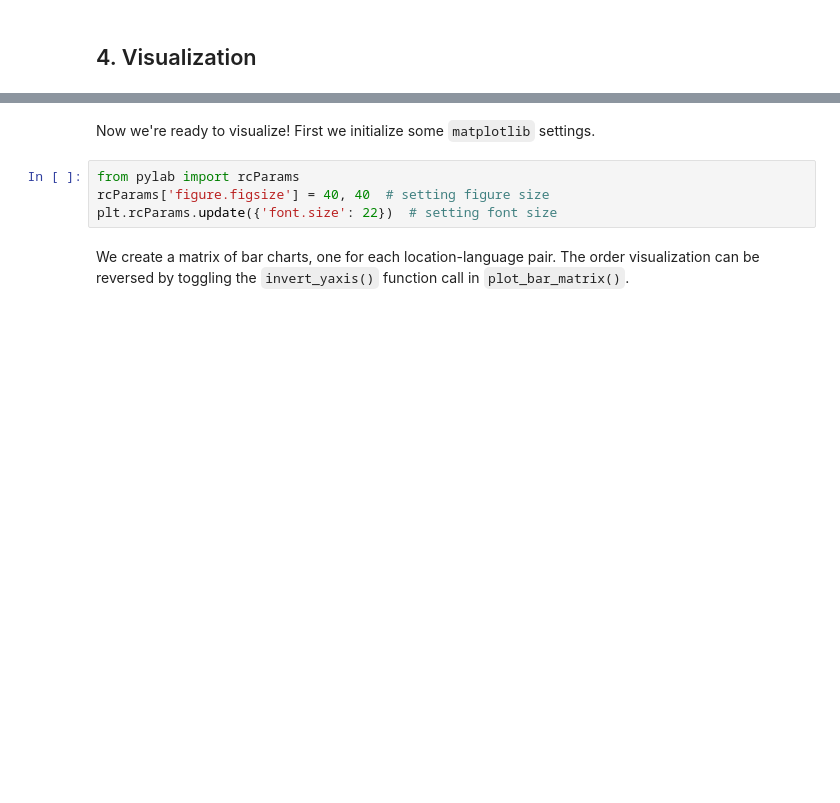
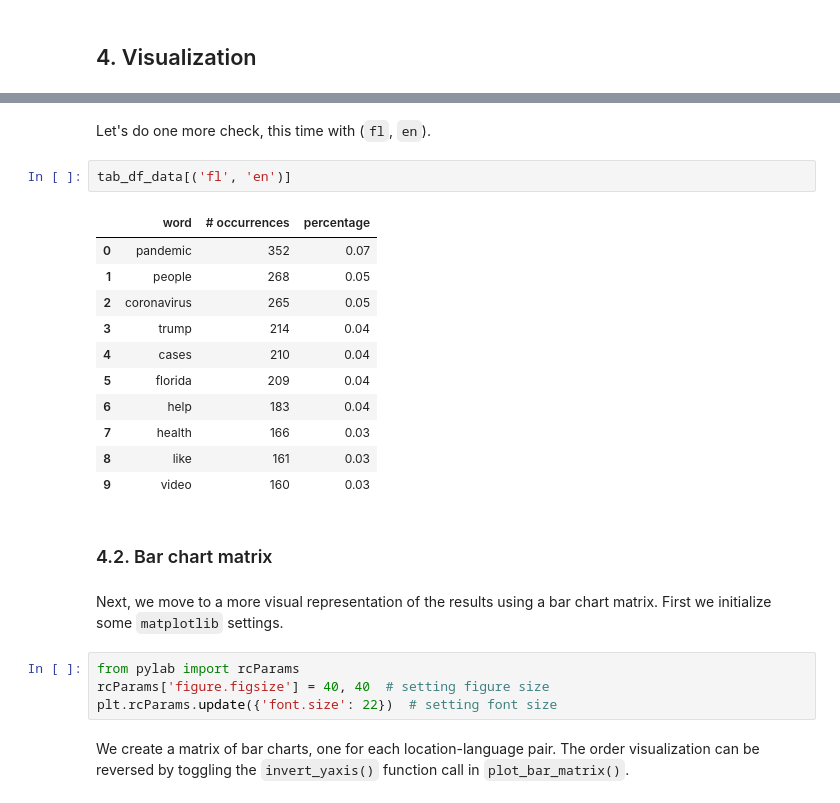
Before and after one commit to dh-miami/narratives_covid19, a Jupyter notebook: scripts/freq_analysis/top_ngrams.ipynb, the cells around one changed output, grey strips where cells are left out. Drawn from its saved outputs; the diff is of its cells as text; blank space fills up the shorter version.

```diff
--- a/scripts/freq_analysis/top_ngrams.ipynb
+++ b/scripts/freq_analysis/top_ngrams.ipynb
@@ -166,5 +223,23 @@ pprint(counts)
+# %% [markdown]
+Let's do one more check, this time with (`fl`, `en`).
+# %%
+tab_df_data[('fl', 'en')]
+# %% [output]
+|  | word | # occurrences | percentage |
+| 0 | pandemic | 352 | 0.07 |
+| 1 | people | 268 | 0.05 |
+| 2 | coronavirus | 265 | 0.05 |
+| 3 | trump | 214 | 0.04 |
+| 4 | cases | 210 | 0.04 |
+| 5 | florida | 209 | 0.04 |
+| 6 | help | 183 | 0.04 |
+| 7 | health | 166 | 0.03 |
+| 8 | like | 161 | 0.03 |
+| 9 | video | 160 | 0.03 |
+# %% [markdown]
+### 4.2. Bar chart matrix
 # %% [markdown]
-Now we're ready to visualize! First we initialize some `matplotlib`  settings.
+Next, we move to a more visual representation of the results using a bar chart matrix. First we initialize some `matplotlib`  settings.
 # %%
 from pylab import rcParams
 rcParams['figure.figsize'] = 40, 40  # setting figure size
```
Also changed, not shown: parts of 10 cells of this notebook.
